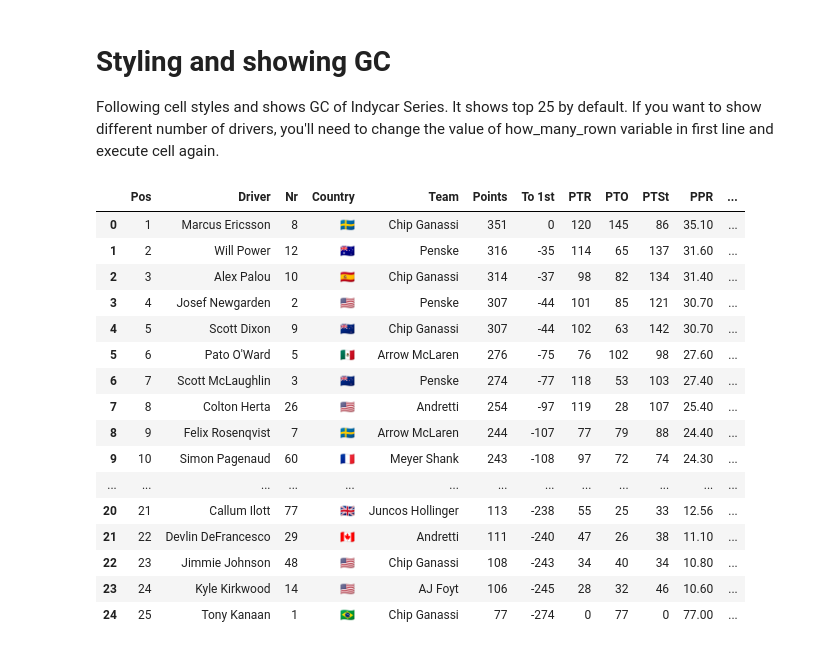
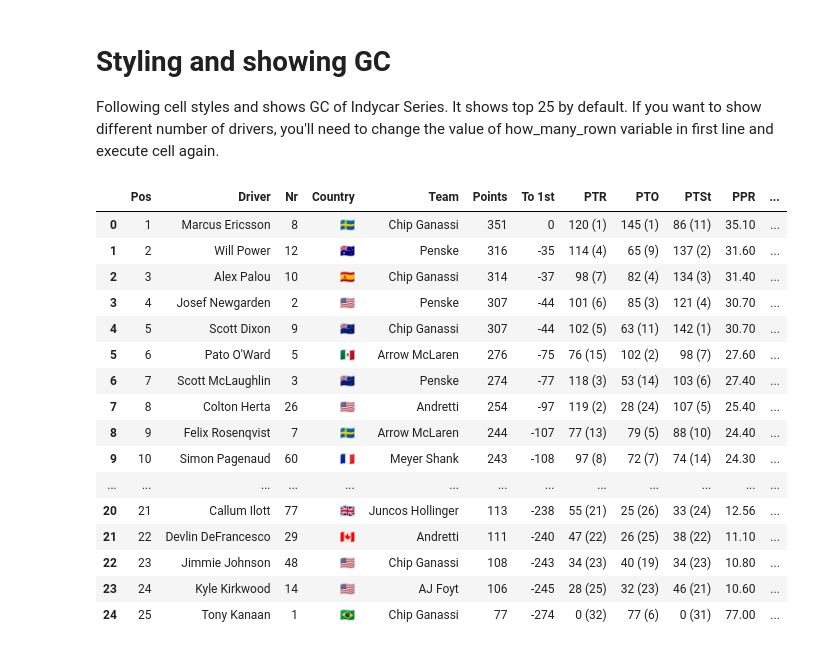
Before and after one commit to kztrp/MotorsportStats, a Jupyter notebook: Indycar2022.ipynb, the cells around one changed output. Saved outputs shown, nothing was run; the diff lists cells and outputs as text; code cells hidden in the pictures.

Commit message:
Add positions on road, oval and street courses

```diff
--- a/Indycar2022.ipynb
+++ b/Indycar2022.ipynb
@@ -33,7 +33,7 @@ for i, column in enumerate(columns):
         point_dict[column]=pts_indy
     elif i>21:
         point_dict[column]=pts_bonus
-
+positions_on_specific_tracks = False
 ovals = columns[np.r_[5, 10, 15:17, 19]]
 street = columns[np.r_[4, 6, 11, 14, 18]]
 road = columns[np.r_[7:9, 12:14, 17, 20:22]]
@@ -68,3 +71,11 @@ df_res.insert(0, 'Pos', df_res.pop('Pos'))
+# %%
+if not positions_on_specific_tracks:
+    positions_on_specific_tracks = True
+    types_of_tracks = ['PTR', 'PTO', 'PTSt']
+    for type_of_track in types_of_tracks:
+        points = list(df_res[type_of_track])
+        positions = df_res[type_of_track].rank(ascending=False)
+        df_res[type_of_track] = pd.Series([f'{int(points[i])} ({int(positions[i])})' for i in range(len(df_res))])
 # %% [markdown]
 # Pyplot top 10 plot
 Following cell creates and saves top 10 general classification plot using pyplot module of matplotlib.
@@ -114,47 +125,50 @@ def where(data):
     cm = ['#000000','#A39B73', '#FFFEA3', '#F07F19', '#642701', '#5E5AA8', '#34AAE1', '#525763', '#C81B22', '#059C42', '#C90277', '#8dc8e8', '#292929', '#AD1722']
     label_color = ['white','black', 'black', 'white', 'white', 'white', 'white', 'white','white', 'white', 'white', 'white', 'white', 'white']
     teams = list(df['Team'].unique())
     teams.sort()
     res = []
     for x in data:
         for i, y in enumerate(teams):
             if x in y:
                 res.append(f"background-color: {cm[i]}; color: {label_color[i]}")
                 break
     while len(res) < len(data):
         res.append('')
     return res
 def highlight_everyother(s):
     if s.name%2==1:
         return ['background-color: #212121; color: white; border-color: #212121; text-align: right'] * len(s)
     else:
         return ['background-color: #111111; color: white; border-color: #111111; text-align: right'] * len(s)
 pd.set_option('colheader_justify', 'center')
 df_st = df_res.head(how_many_rows).style.apply(highlight_everyother, axis=1)
 df_st = df_st.apply(where, subset=['Team'])
 df_st.hide_columns(subset=['Rookie'])
-df_st.format({'Points':'{:.0f}', 'To 1st':'{:.0f}', 'PTR':'{:.0f}', 'PTO':'{:.0f}', 'PTSt':'{:.0f}', 'PPR':'{:.2f}', 'AVG Pos': '{:.1f}', 'PosDEV': '{:.1f}'})
+if not positions_on_specific_tracks:
+    df_st.format({'Points':'{:.0f}', 'To 1st':'{:.0f}', 'PTR':'{:.0f}', 'PTO':'{:.0f}', 'PTSt':'{:.0f}', 'PPR':'{:.2f}', 'AVG Pos': '{:.1f}', 'PosDEV': '{:.1f}'})
+else:
+    df_st.format({'Points':'{:.0f}', 'To 1st':'{:.0f}', 'PPR':'{:.2f}', 'AVG Pos': '{:.1f}', 'PosDEV': '{:.1f}'})
 df_st.set_properties(subset=['Team'], **{'text-align': 'center', 'font-weight':'bold'})
 df_st.set_properties(subset=['Country'], **{'text-align': 'center'})
 df_st.set_properties(subset=['Driver'], **{'font-weight':'bold'})
 df_st.set_properties(subset=['Points'], **{'font-weight':'bold', 'color':'white'})
 df_st.set_properties(subset=['Starts', 'Wins', 'Top 3', 'Top 5', 'Top 10'], **{'text-align': 'center'})
 df_st.set_table_styles([{'selector': 'th.col_heading.col5', 'props': 'text-align: center'}])
 # %% [output]
 |  | Pos | Driver | Nr | Country | Team | Points | To 1st | PTR | PTO | PTSt | PPR | ... |
-| 0 | 1 | Marcus Ericsson | 8 | 🇸🇪 | Chip Ganassi | 351 | 0 | 120 | 145 | 86 | 35.10 | ... |
-| 1 | 2 | Will Power | 12 | 🇦🇺 | Penske | 316 | -35 | 114 | 65 | 137 | 31.60 | ... |
-| 2 | 3 | Alex Palou | 10 | 🇪🇸 | Chip Ganassi | 314 | -37 | 98 | 82 | 134 | 31.40 | ... |
-| 3 | 4 | Josef Newgarden | 2 | 🇺🇲 | Penske | 307 | -44 | 101 | 85 | 121 | 30.70 | ... |
-| 4 | 5 | Scott Dixon | 9 | 🇳🇿 | Chip Ganassi | 307 | -44 | 102 | 63 | 142 | 30.70 | ... |
-| 5 | 6 | Pato O'Ward | 5 | 🇲🇽 | Arrow McLaren | 276 | -75 | 76 | 102 | 98 | 27.60 | ... |
-| 6 | 7 | Scott McLaughlin | 3 | 🇳🇿 | Penske | 274 | -77 | 118 | 53 | 103 | 27.40 | ... |
-| 7 | 8 | Colton Herta | 26 | 🇺🇲 | Andretti | 254 | -97 | 119 | 28 | 107 | 25.40 | ... |
-| 8 | 9 | Felix Rosenqvist | 7 | 🇸🇪 | Arrow McLaren | 244 | -107 | 77 | 79 | 88 | 24.40 | ... |
-| 9 | 10 | Simon Pagenaud | 60 | 🇫🇷 | Meyer Shank | 243 | -108 | 97 | 72 | 74 | 24.30 | ... |
+| 0 | 1 | Marcus Ericsson | 8 | 🇸🇪 | Chip Ganassi | 351 | 0 | 120 (1) | 145 (1) | 86 (11) | 35.10 | ... |
+| 1 | 2 | Will Power | 12 | 🇦🇺 | Penske | 316 | -35 | 114 (4) | 65 (9) | 137 (2) | 31.60 | ... |
+| 2 | 3 | Alex Palou | 10 | 🇪🇸 | Chip Ganassi | 314 | -37 | 98 (7) | 82 (4) | 134 (3) | 31.40 | ... |
+| 3 | 4 | Josef Newgarden | 2 | 🇺🇲 | Penske | 307 | -44 | 101 (6) | 85 (3) | 121 (4) | 30.70 | ... |
+| 4 | 5 | Scott Dixon | 9 | 🇳🇿 | Chip Ganassi | 307 | -44 | 102 (5) | 63 (11) | 142 (1) | 30.70 | ... |
+| 5 | 6 | Pato O'Ward | 5 | 🇲🇽 | Arrow McLaren | 276 | -75 | 76 (15) | 102 (2) | 98 (7) | 27.60 | ... |
+| 6 | 7 | Scott McLaughlin | 3 | 🇳🇿 | Penske | 274 | -77 | 118 (3) | 53 (14) | 103 (6) | 27.40 | ... |
+| 7 | 8 | Colton Herta | 26 | 🇺🇲 | Andretti | 254 | -97 | 119 (2) | 28 (24) | 107 (5) | 25.40 | ... |
+| 8 | 9 | Felix Rosenqvist | 7 | 🇸🇪 | Arrow McLaren | 244 | -107 | 77 (13) | 79 (5) | 88 (10) | 24.40 | ... |
+| 9 | 10 | Simon Pagenaud | 60 | 🇫🇷 | Meyer Shank | 243 | -108 | 97 (8) | 72 (7) | 74 (14) | 24.30 | ... |
 | ... | ... | ... | ... | ... | ... | ... | ... | ... | ... | ... | ... | ... |
-| 20 | 21 | Callum Ilott | 77 | 🇬🇧 | Juncos Hollinger | 113 | -238 | 55 | 25 | 33 | 12.56 | ... |
-| 21 | 22 | Devlin DeFrancesco | 29 | 🇨🇦 | Andretti | 111 | -240 | 47 | 26 | 38 | 11.10 | ... |
-| 22 | 23 | Jimmie Johnson | 48 | 🇺🇲 | Chip Ganassi | 108 | -243 | 34 | 40 | 34 | 10.80 | ... |
-| 23 | 24 | Kyle Kirkwood | 14 | 🇺🇲 | AJ Foyt | 106 | -245 | 28 | 32 | 46 | 10.60 | ... |
-| 24 | 25 | Tony Kanaan | 1 | 🇧🇷 | Chip Ganassi | 77 | -274 | 0 | 77 | 0 | 77.00 | ... |
+| 20 | 21 | Callum Ilott | 77 | 🇬🇧 | Juncos Hollinger | 113 | -238 | 55 (21) | 25 (26) | 33 (24) | 12.56 | ... |
+| 21 | 22 | Devlin DeFrancesco | 29 | 🇨🇦 | Andretti | 111 | -240 | 47 (22) | 26 (25) | 38 (22) | 11.10 | ... |
+| 22 | 23 | Jimmie Johnson | 48 | 🇺🇲 | Chip Ganassi | 108 | -243 | 34 (23) | 40 (19) | 34 (23) | 10.80 | ... |
+| 23 | 24 | Kyle Kirkwood | 14 | 🇺🇲 | AJ Foyt | 106 | -245 | 28 (25) | 32 (23) | 46 (21) | 10.60 | ... |
+| 24 | 25 | Tony Kanaan | 1 | 🇧🇷 | Chip Ganassi | 77 | -274 | 0 (32) | 77 (6) | 0 (31) | 77.00 | ... |
```
Also changed, not shown: parts of 2 cells of this notebook, 1 other file.
